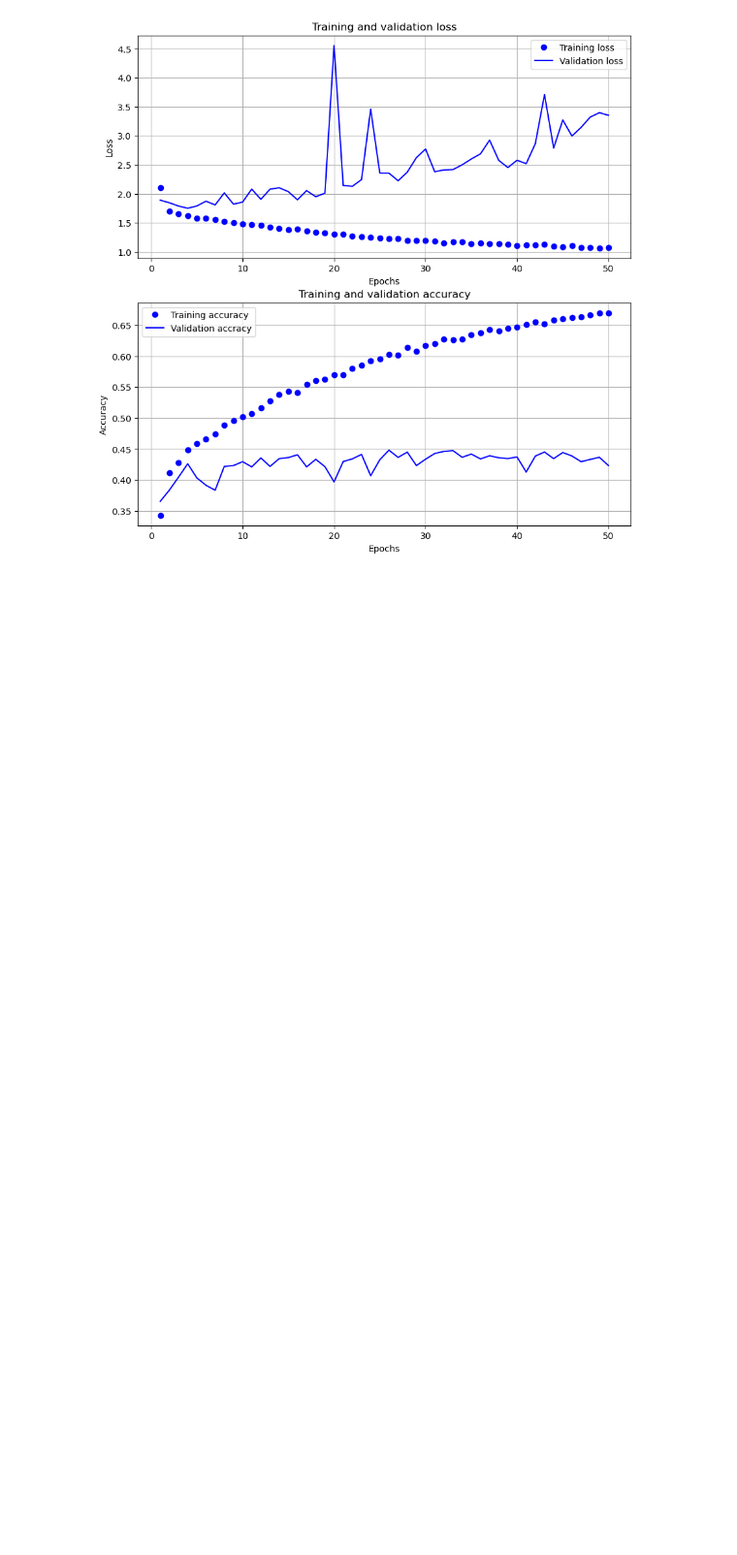
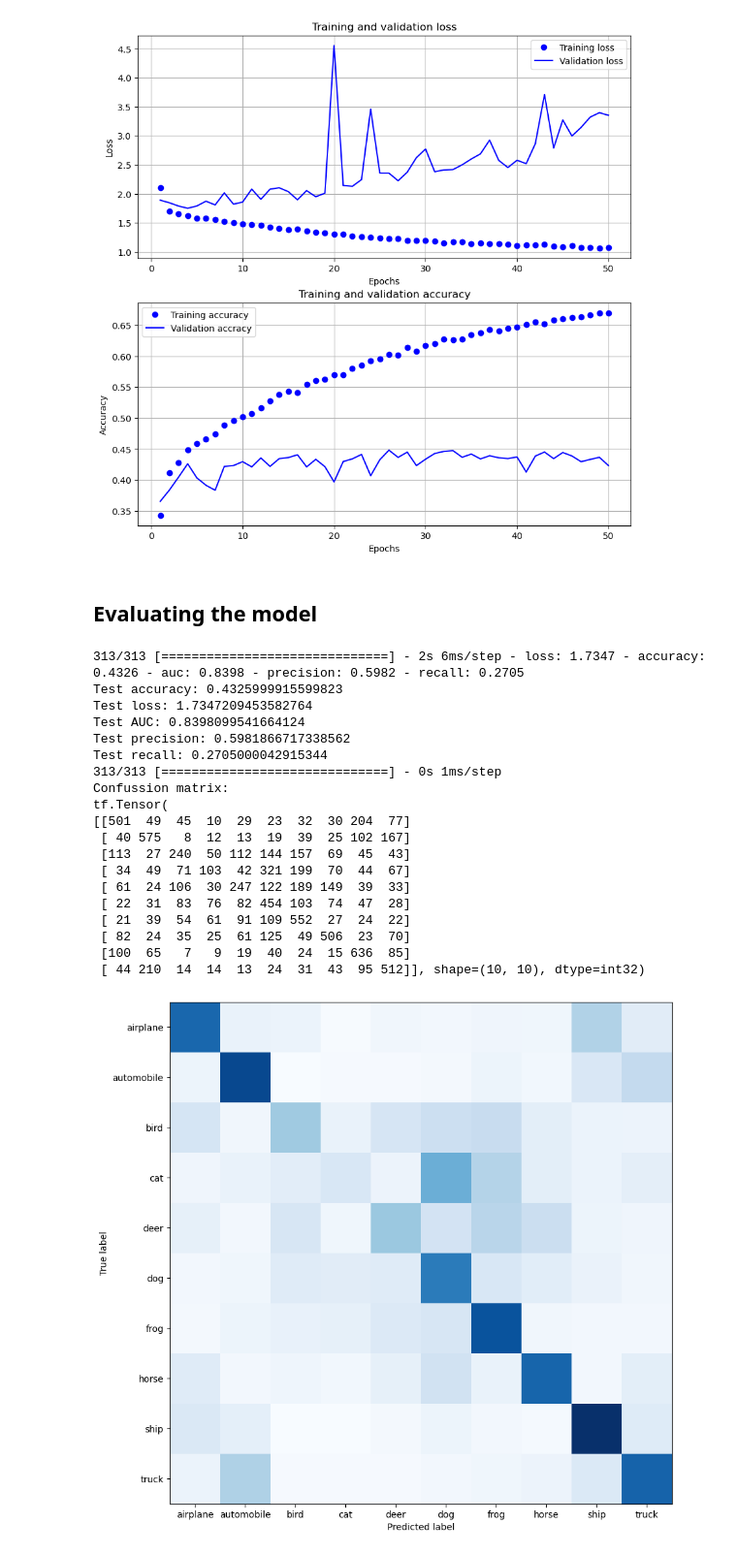
Before and after one commit to ErfanRasti/MachineLearningProjects, a Jupyter notebook: NeuralNetworks/CIFAR10Classification.ipynb, the cells around one changed output. Shown at 97% size. Saved outputs shown, nothing was run; the diff lists cells and outputs as text; code cells hidden in the pictures; blank space fills up the shorter version.

Commit message:
Evaluating the model

```diff
--- a/NeuralNetworks/CIFAR10Classification.ipynb
+++ b/NeuralNetworks/CIFAR10Classification.ipynb
@@ -54,12 +61,19 @@ def plot_history(history):
     plt.show()
 
 
-def model_evaluation(model, test_images, test_labels):
+def model_evaluation(model, test_images, test_labels, label_dict):
     """Evaluate model performance on test data."""
 
-    test_loss, test_acc = model.evaluate(test_images, test_labels)
+    (test_loss,
+     test_acc,
+     test_AUC,
+     test_precision,
+     test_recall) = model.evaluate(test_images, test_labels)
     print('Test accuracy:', test_acc)
     print('Test loss:', test_loss)
+    print('Test AUC:', test_AUC)
+    print('Test precision:', test_precision)
+    print('Test recall:', test_recall)
 
     predictions = model.predict(test_images)
 
@@ -74,8 +88,8 @@ def model_evaluation(model, test_images, test_labels):
     plt.imshow(confussion_matrix, cmap=plt.cm.Blues)
     plt.xlabel('Predicted label')
     plt.ylabel('True label')
-    plt.xticks(range(10))
-    plt.yticks(range(10))
+    plt.xticks(labels=list(label_dict.values()), ticks=list(label_dict.keys()))
+    plt.yticks(labels=list(label_dict.values()), ticks=list(label_dict.keys()))
     plt.grid(False)
     plt.show()
 # %% [markdown]
@@ -222,3 +207,31 @@ Epoch 50/50
 plot_history(history)
 # %% [output]
 [figure]
+# %% [markdown]
+## Evaluating the model
+# %%
+model = keras.models.load_model(
+    os.path.join(MODELS_DIR, '2HiddenLayer_MLP.keras'))
+
+model_evaluation(model, X_test, y_test, label_dict)
+# %% [output]
+313/313 [==============================] - 2s 6ms/step - loss: 1.7347 - accuracy: 0.4326 - auc: 0.8398 - precision: 0.5982 - recall: 0.2705
+Test accuracy: 0.4325999915599823
+Test loss: 1.7347209453582764
+Test AUC: 0.8398099541664124
+Test precision: 0.5981866717338562
+Test recall: 0.2705000042915344
+313/313 [==============================] - 0s 1ms/step
+Confussion matrix:
+tf.Tensor(
+[[501  49  45  10  29  23  32  30 204  77]
+ [ 40 575   8  12  13  19  39  25 102 167]
+ [113  27 240  50 112 144 157  69  45  43]
+ [ 34  49  71 103  42 321 199  70  44  67]
+ [ 61  24 106  30 247 122 189 149  39  33]
+ [ 22  31  83  76  82 454 103  74  47  28]
+ [ 21  39  54  61  91 109 552  27  24  22]
+ [ 82  24  35  25  61 125  49 506  23  70]
+ [100  65   7   9  19  40  24  15 636  85]
+ [ 44 210  14  14  13  24  31  43  95 512]], shape=(10, 10), dtype=int32)
+[figure, added]
```
Also changed, not shown: parts of 11 cells of this notebook.
